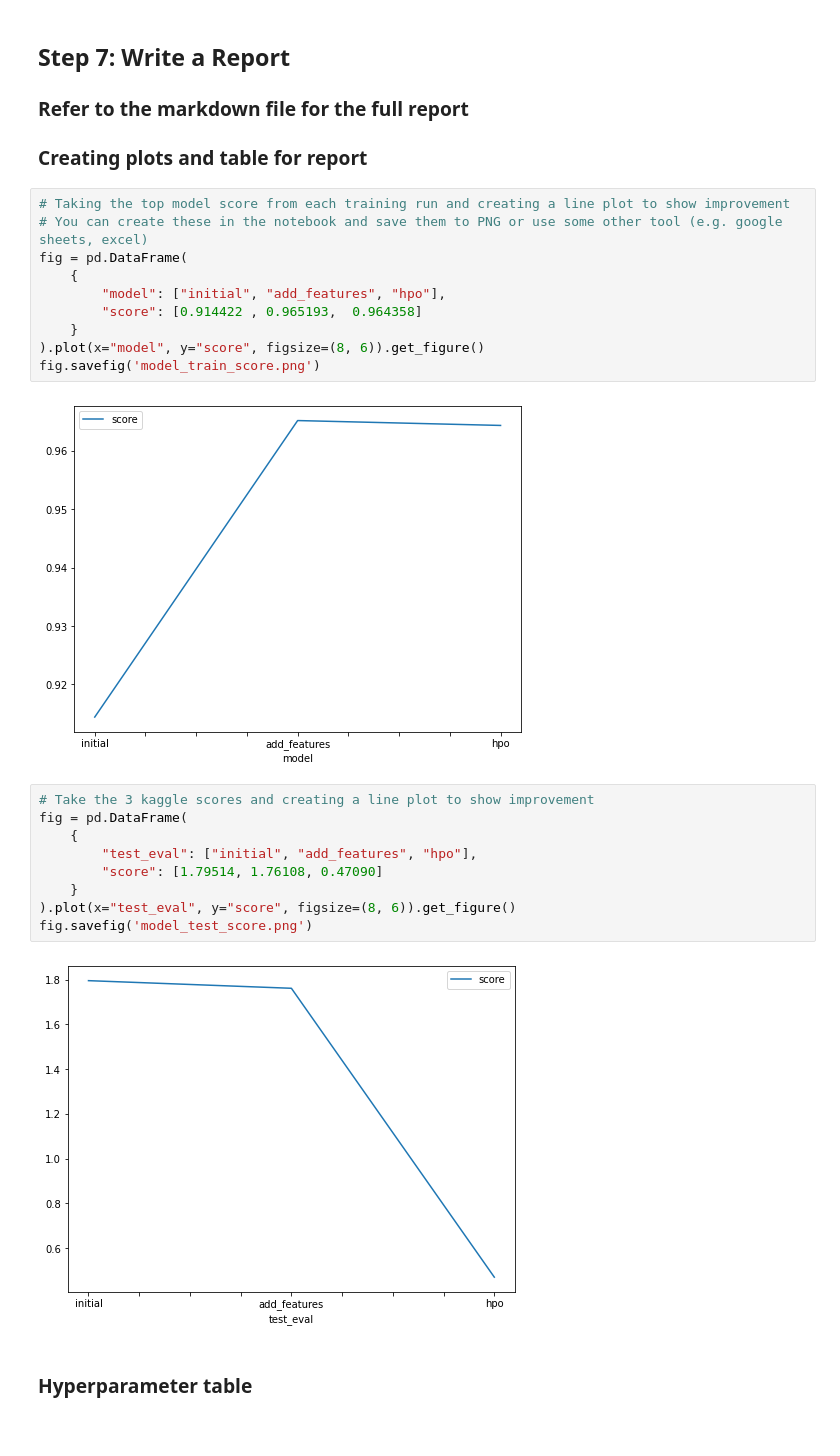
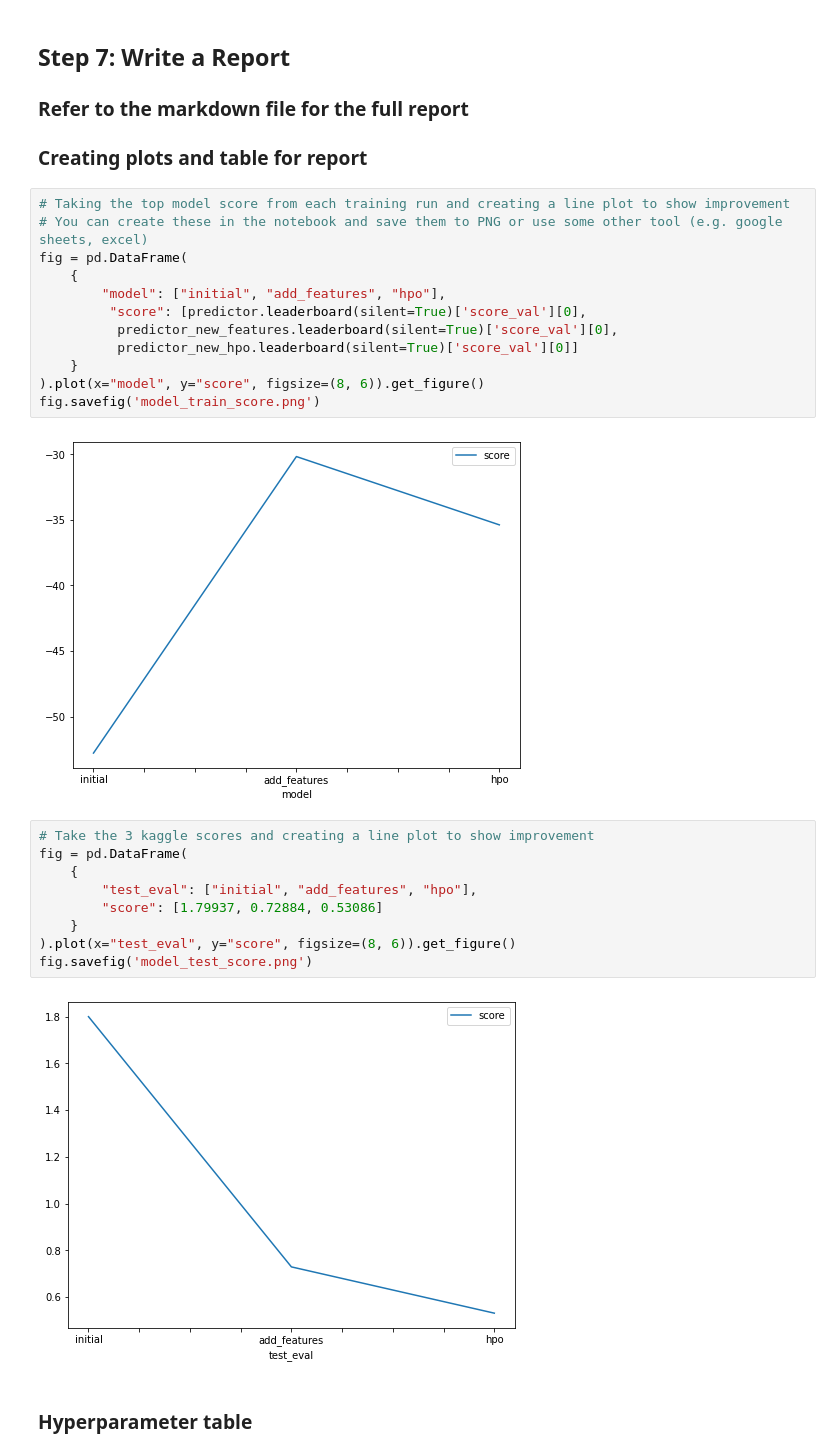
Before and after one commit to paulapipkin/bike-sharing, a Jupyter notebook: project-tbike-sharing.ipynb, the cells around one changed output. Drawn from its saved outputs; the diff is of its cells as text.

```diff
--- a/project-tbike-sharing.ipynb
+++ b/project-tbike-sharing.ipynb
@@ -615,23 +700,25 @@ submission.csv               2022-10-22 00:54:43  first raw submission
 fig = pd.DataFrame(
     {
         "model": ["initial", "add_features", "hpo"],
-        "score": [0.914422 , 0.965193,  0.964358]
+         "score": [predictor.leaderboard(silent=True)['score_val'][0],
+          predictor_new_features.leaderboard(silent=True)['score_val'][0],
+          predictor_new_hpo.leaderboard(silent=True)['score_val'][0]]
     }
 ).plot(x="model", y="score", figsize=(8, 6)).get_figure()
 fig.savefig('model_train_score.png')
 # %% [output]
-[figure, old version]
+[figure, new version]
 # %%
 # Take the 3 kaggle scores and creating a line plot to show improvement
 fig = pd.DataFrame(
     {
         "test_eval": ["initial", "add_features", "hpo"],
-        "score": [1.79514, 1.76108, 0.47090]
+        "score": [1.79937, 0.72884, 0.53086]
     }
 ).plot(x="test_eval", y="score", figsize=(8, 6)).get_figure()
 fig.savefig('model_test_score.png')
 # %% [output]
-[figure, old version]
+[figure, new version]
 # %% [markdown]
 ### Hyperparameter table
 # %%
```
Also changed, not shown: parts of 34 cells of this notebook, 4 other files.
